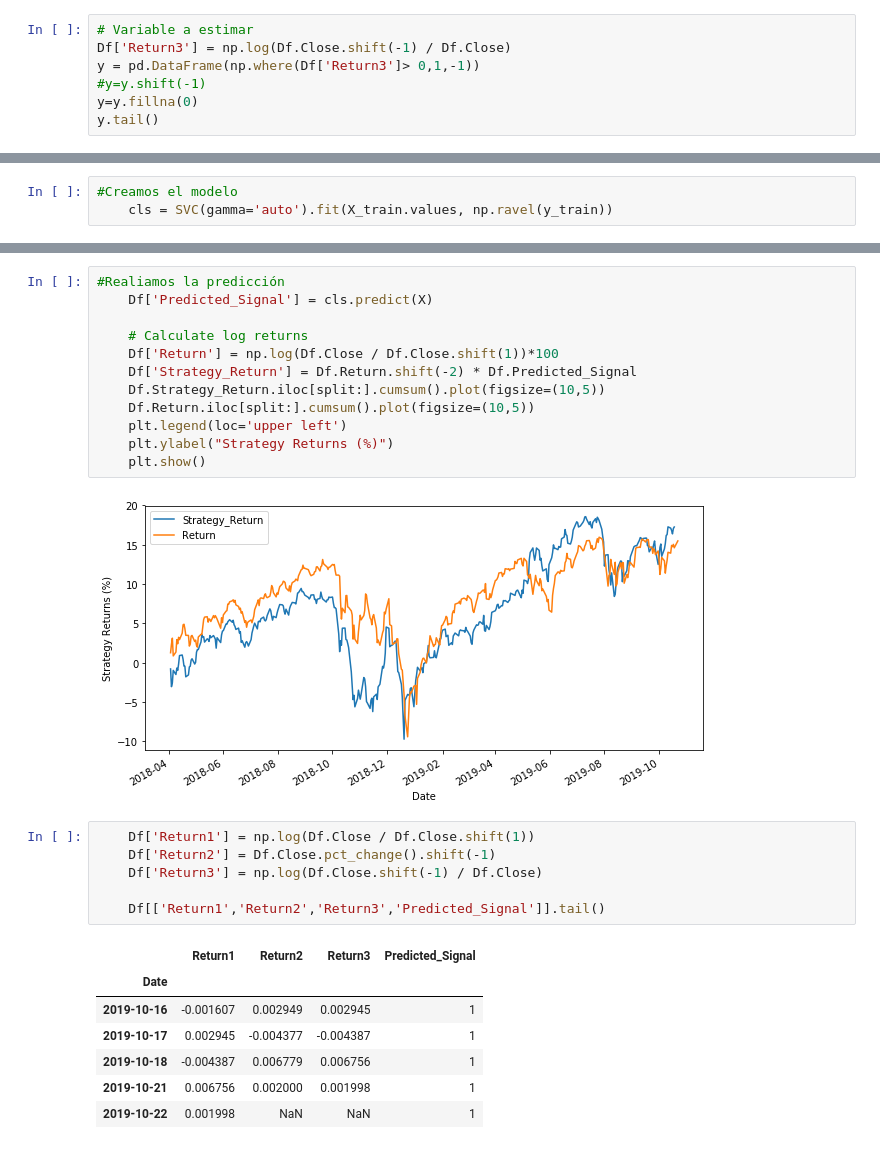
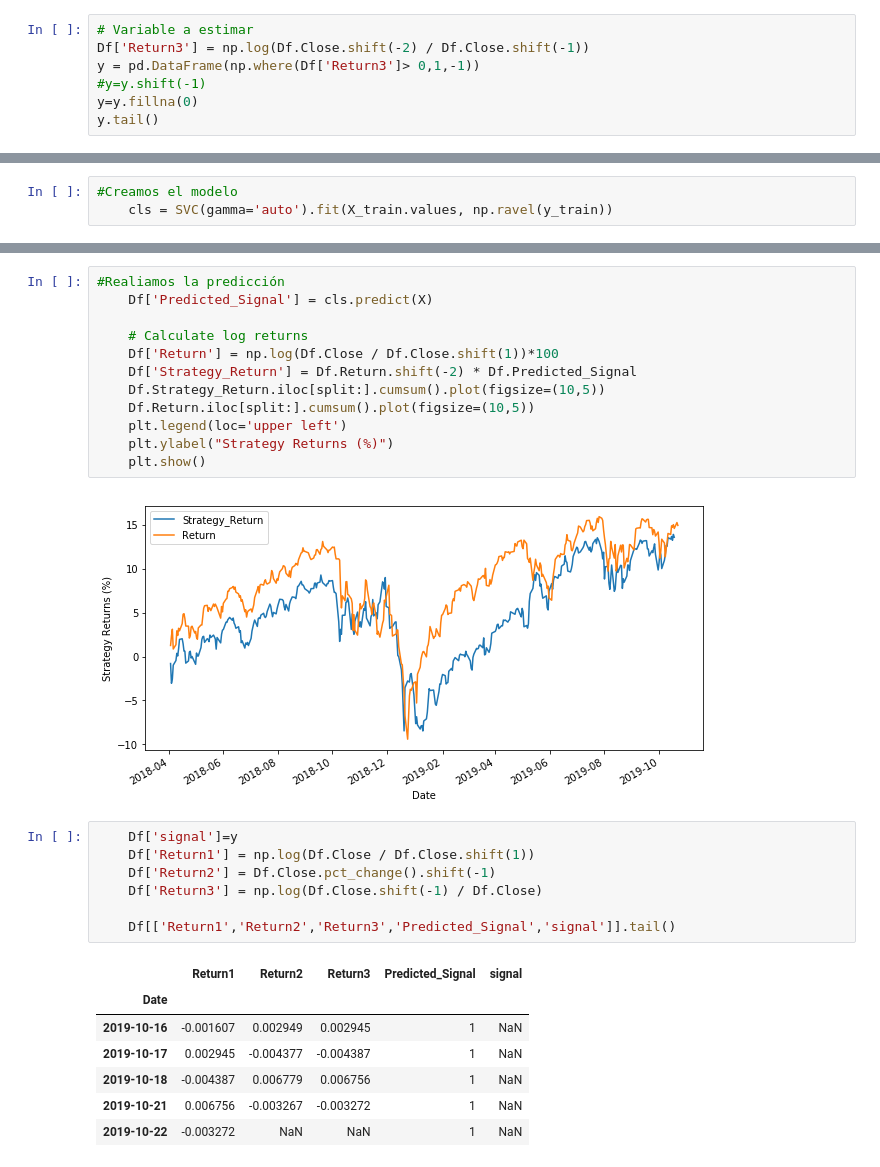
Before and after one commit to ferlucio2019/ejemplo2, a Jupyter notebook: primer_modelo.ipynb, the cells around one changed output, grey strips where cells are left out. Drawn from its saved outputs; the diff is of its cells as text.

```diff
--- a/primer_modelo.ipynb
+++ b/primer_modelo.ipynb
@@ -54,7 +54,7 @@ You should consider upgrading via the 'pip install --upgrade pip' command.
 [figure]
 # %%
 # Variable a estimar
-Df['Return3'] = np.log(Df.Close.shift(-1) / Df.Close)
+Df['Return3'] = np.log(Df.Close.shift(-2) / Df.Close.shift(-1))
 y = pd.DataFrame(np.where(Df['Return3']> 0,1,-1))
 #y=y.shift(-1)
 y=y.fillna(0)
@@ -184,18 +184,19 @@ Test Accuracy: 53.18%
     plt.ylabel("Strategy Returns (%)")
     plt.show()
 # %% [output]
-[figure, old version]
+[figure, new version]
 # %%
+    Df['signal']=y
     Df['Return1'] = np.log(Df.Close / Df.Close.shift(1))
     Df['Return2'] = Df.Close.pct_change().shift(-1)
     Df['Return3'] = np.log(Df.Close.shift(-1) / Df.Close)
 
-    Df[['Return1','Return2','Return3','Predicted_Signal']].tail()
+    Df[['Return1','Return2','Return3','Predicted_Signal','signal']].tail()
 # %% [output]
-|  | Return1 | Return2 | Return3 | Predicted_Signal |
-| Date |  |  |  |  |
-| 2019-10-16 | -0.001607 | 0.002949 | 0.002945 | 1 |
-| 2019-10-17 | 0.002945 | -0.004377 | -0.004387 | 1 |
-| 2019-10-18 | -0.004387 | 0.006779 | 0.006756 | 1 |
-| 2019-10-21 | 0.006756 | 0.002000 | 0.001998 | 1 |
-| 2019-10-22 | 0.001998 | NaN | NaN | 1 |
+|  | Return1 | Return2 | Return3 | Predicted_Signal | signal |
+| Date |  |  |  |  |  |
+| 2019-10-16 | -0.001607 | 0.002949 | 0.002945 | 1 | NaN |
+| 2019-10-17 | 0.002945 | -0.004377 | -0.004387 | 1 | NaN |
+| 2019-10-18 | -0.004387 | 0.006779 | 0.006756 | 1 | NaN |
+| 2019-10-21 | 0.006756 | -0.003267 | -0.003272 | 1 | NaN |
+| 2019-10-22 | -0.003272 | NaN | NaN | 1 | NaN |
```
Also changed, not shown: parts of 7 cells of this notebook.
